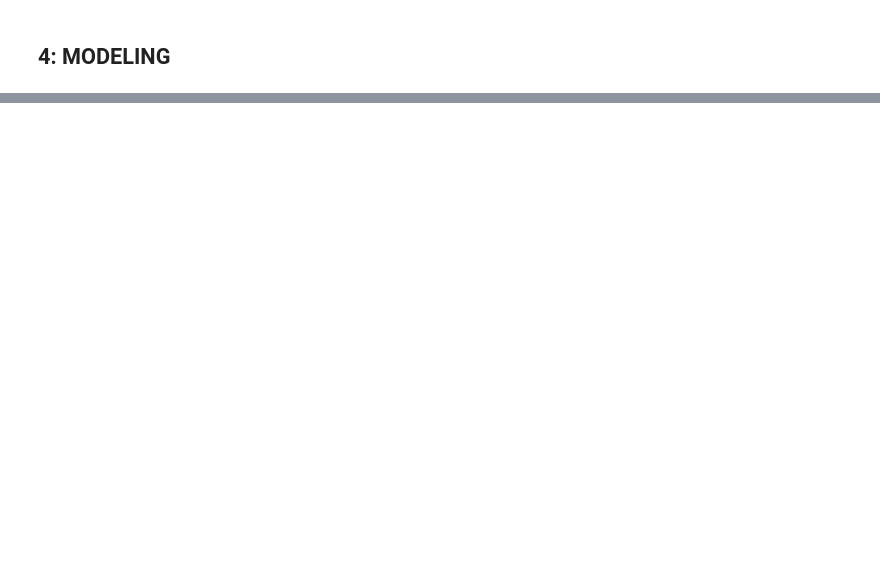
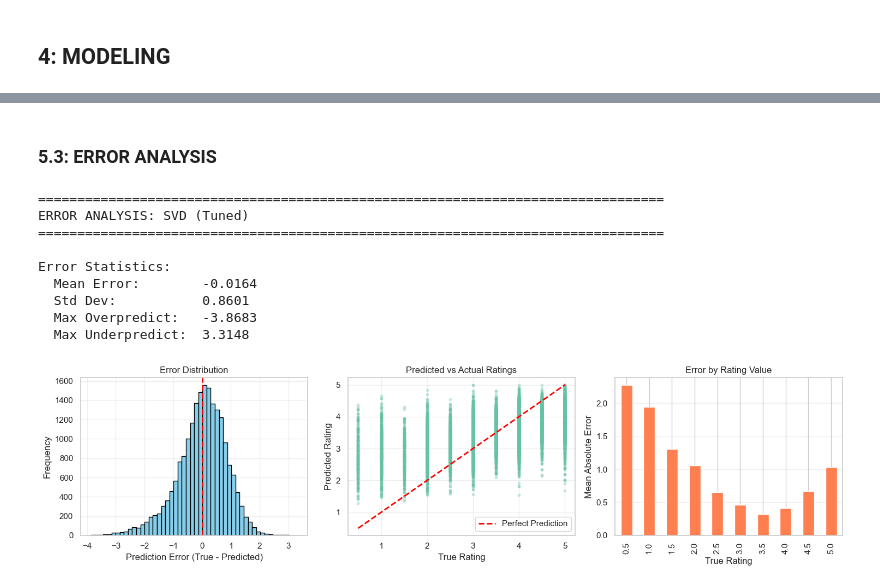
Before and after one commit to MrDenzy/Phase-4-Project---Movie-Recommendation-System, a Jupyter notebook: notebook/blex.ipynb, the cells around one changed output, grey strips where cells are left out. Drawn from its saved outputs; the diff is of its cells as text; code cells hidden in the pictures; blank space fills up the shorter version.

```diff
--- a/notebook/blex.ipynb
+++ b/notebook/blex.ipynb
@@ -544,0 +1007,75 @@ Data Preparation Complete:
+# %% [markdown]
+### **5.3: ERROR ANALYSIS**
+# %%
+# Identify best model
+best_model_name = results_df.iloc[0]['Model']
+print(f"\n{'='*80}")
+print(f"ERROR ANALYSIS: {best_model_name}")
+print(f"{'='*80}")
+
+# Select predictions
+if 'SVD' in best_model_name:
+    best_predictions = predictions_svd
+elif 'NMF' in best_model_name:
+    best_predictions = predictions_nmf
+elif 'Item' in best_model_name:
+    best_predictions = predictions_item_means
+elif 'User' in best_model_name:
+    best_predictions = predictions_user_means
+else:
+    best_predictions = predictions_baseline
+
+# Extract ratings and compute errors
+y_true = np.array([pred.r_ui for pred in best_predictions])
+y_pred = np.array([pred.est for pred in best_predictions])
+errors = y_true - y_pred
+
+# Error statistics
+print(f"\nError Statistics:")
+print(f"  Mean Error:        {errors.mean():.4f}")
+print(f"  Std Dev:           {errors.std():.4f}")
+print(f"  Max Overpredict:   {errors.min():.4f}")
+print(f"  Max Underpredict:  {errors.max():.4f}")
+
+# Visualize error distribution
+fig, axes = plt.subplots(1, 3, figsize=(15, 4))
+
+# 1. Error histogram
+axes[0].hist(errors, bins=50, edgecolor='black', color='skyblue')
+axes[0].axvline(0, color='red', linestyle='--', linewidth=2)
+axes[0].set_xlabel('Prediction Error (True - Predicted)')
+axes[0].set_ylabel('Frequency')
+axes[0].set_title('Error Distribution')
+axes[0].grid(alpha=0.3)
+
+# 2. Predicted vs Actual scatter
+axes[1].scatter(y_true, y_pred, alpha=0.3, s=10)
+axes[1].plot([y_true.min(), y_true.max()], [y_true.min(), y_true.max()],
+             'r--', linewidth=2, label='Perfect Prediction')
+axes[1].set_xlabel('True Rating')
+axes[1].set_ylabel('Predicted Rating')
+axes[1].set_title('Predicted vs Actual Ratings')
+axes[1].legend()
+axes[1].grid(alpha=0.3)
+
+# 3. Absolute error by true rating
+rating_errors = pd.DataFrame({'true': y_true, 'abs_error': np.abs(errors)})
+rating_errors.groupby('true')['abs_error'].mean().plot(kind='bar', ax=axes[2], color='coral')
+axes[2].set_xlabel('True Rating')
+axes[2].set_ylabel('Mean Absolute Error')
+axes[2].set_title('Error by Rating Value')
+axes[2].grid(axis='y', alpha=0.3)
+
+plt.tight_layout()
+plt.show()
+# %% [output]
+================================================================================
+ERROR ANALYSIS: SVD (Tuned)
+================================================================================
+
+Error Statistics:
+  Mean Error:        -0.0164
+  Std Dev:           0.8601
+  Max Overpredict:   -3.8683
+  Max Underpredict:  3.3148
+[figure, added]
```
Also changed, not shown: parts of 90 cells of this notebook.
